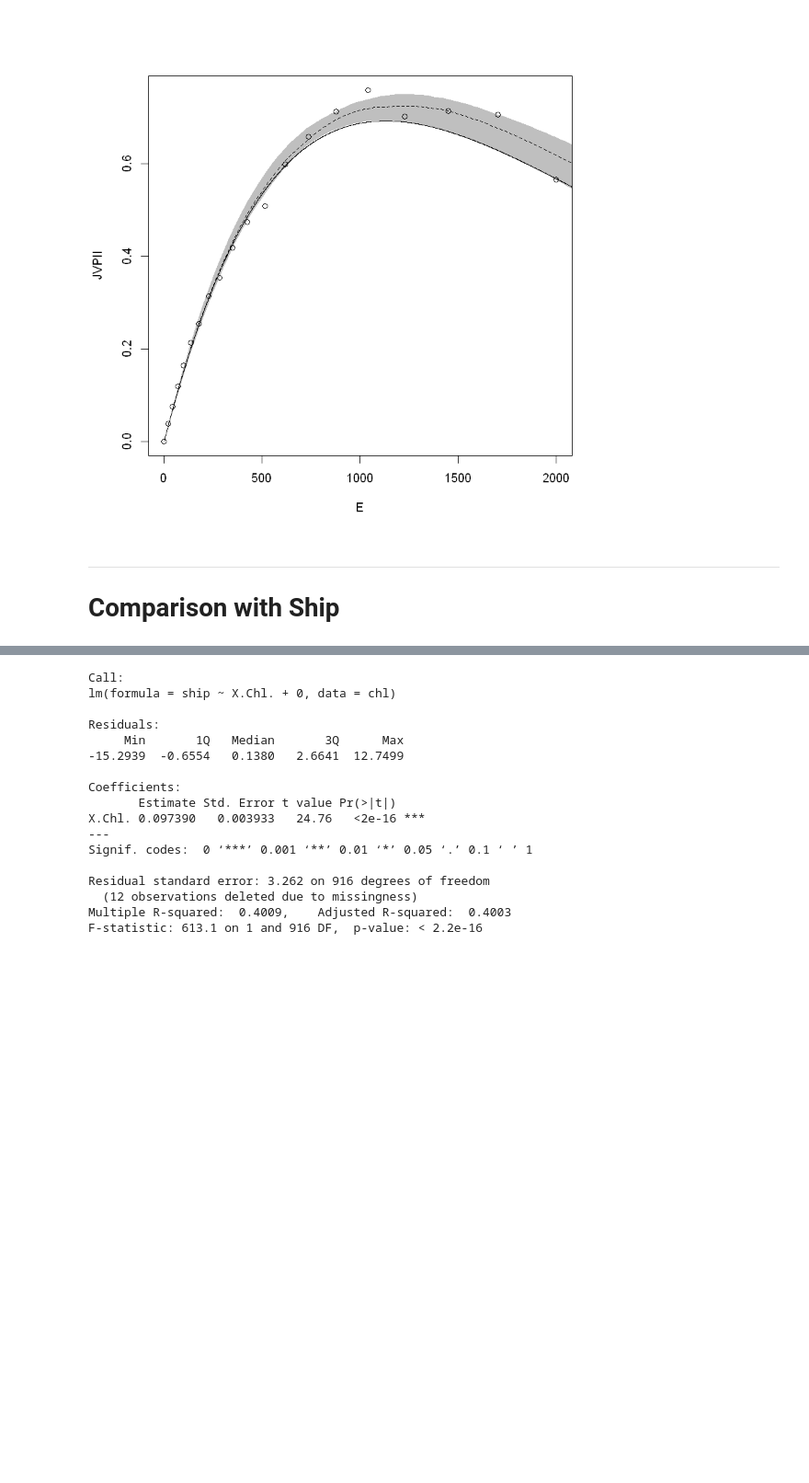
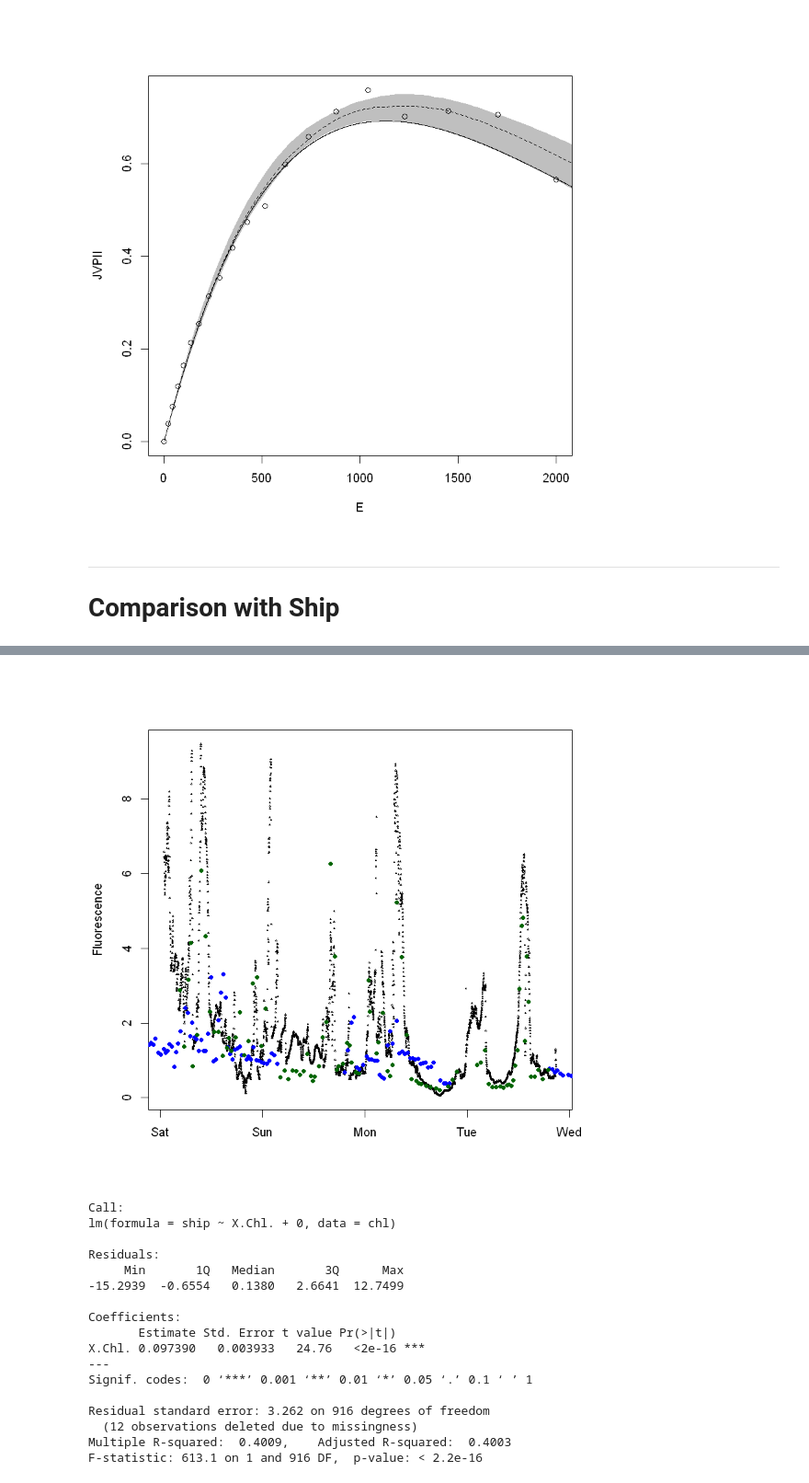
Before and after one commit to tbrycekelly/MIMS-TBK, a Jupyter notebook: Generate Input- FRRF.ipynb, the cells around one changed output, grey strips where cells are left out. Shown at 92% size. Drawn from its saved outputs; the diff is of its cells as text; code cells hidden in the pictures; blank space fills up the shorter version.

```diff
--- a/Generate Input- FRRF.ipynb
+++ b/Generate Input- FRRF.ipynb
@@ -68,6 +68,7 @@ load.frrf = function(input.dir, file.name, verbose = TRUE) {
         print('~~~~~~~~~~~~~~~~~')
         print(paste0('!!  Error loading file: ', file.name))
         print('~~~~~~~~~~~~~~~~~')
+        return(NULL)
     })
 }
 # %%
@@ -174,3 +175,8 @@ fit = plot.fit.JVPII(fit)
 # %% [markdown]
 ---
 # Comparison with Ship
+# %%
+real = read.xlsx('Raw Data/CCEP1706 Chlorophyll.xlsx')
+real$Datetime.GMT = conv_excel_time(real$Datetime.GMT)
+str(real)
+unique(real$Cycle)
@@ -178,11 +200,11 @@ fit = plot.fit.JVPII(fit)
 load('RStates/ship.ncp.rdata')
 # %%
 get.chl = function() {
-    temp = get.data(input.dir = input.dir, file = frrf.files[1])
+    temp = load.frrf(input.dir = input.dir, file = frrf.files[1])
     chl = data.frame(Date = as.numeric(temp$Time), Chl = temp$A[1,5])
 
     for (i in 2:length(frrf.files)) {
-        temp = get.data(input.dir = input.dir, file = frrf.files[i])
+        temp = load.frrf(input.dir = input.dir, file = frrf.files[i])
         chl = rbind(chl, data.frame(Date = as.numeric(temp$Time), Chl = temp$A[1,5]))
     }
     chl
@@ -199,3 +235,10 @@ str(chl)
+# %%
+l = which(ship.data$Cycle == 'SeaSoar1')
+plot(ship.data$DT[l], ship.data$FL[l], pch=2, cex=0.2, ylab='Fluorescence', xlab='')
+points(chl$Date, chl$Chl/10, pch=16, cex=0.8, col='blue')
+points(real$Datetime.GMT, real$'Chlorophyll.a.(ugL)', pch=16, col='dark green', cex=0.8)
+# %% [output]
+[figure, added]
 # %%
 chl$ship = 0
 for (i in 1:nrow(chl)) {
```
Also changed, not shown: parts of 2 cells of this notebook, 2 other files.
